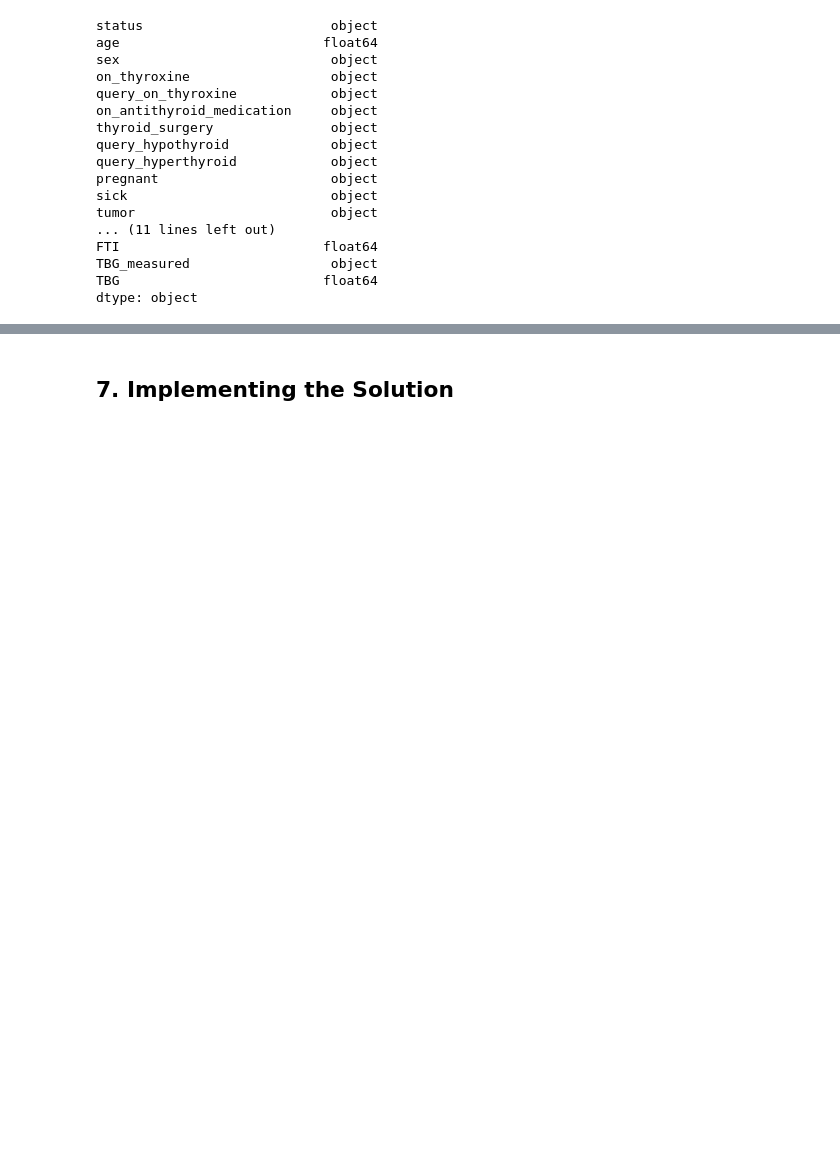
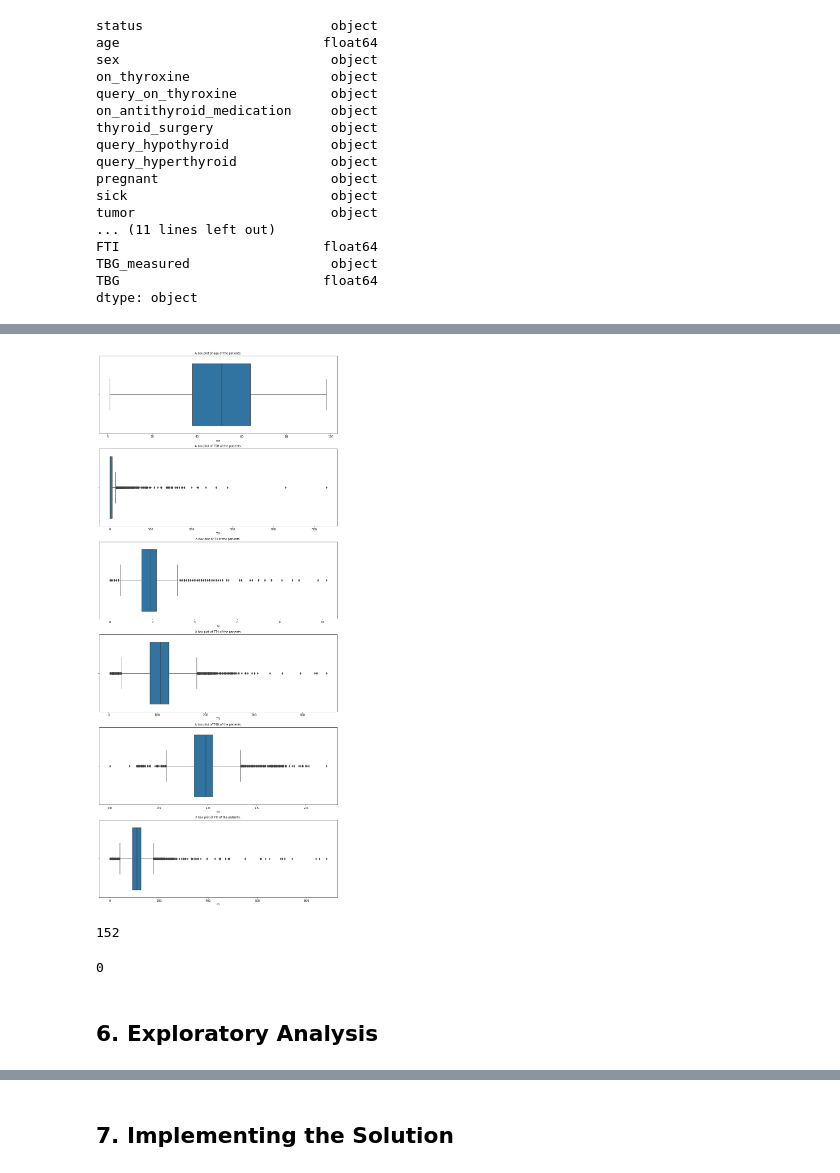
Before and after one commit to mburu-mwangi/thyroid-tests, a Jupyter notebook: Moringa_Data_Science_Core_W8_Independent_Project_2021_10_Alfonce_Mwangi_Python_Notebook.ipynb, the cells around one changed output, grey strips where cells are left out. Drawn from its saved outputs; the diff is of its cells as text; code cells hidden in the pictures; blank space fills up the shorter version.

```diff
--- a/Moringa_Data_Science_Core_W8_Independent_Project_2021_10_Alfonce_Mwangi_Python_Notebook.ipynb
+++ b/Moringa_Data_Science_Core_W8_Independent_Project_2021_10_Alfonce_Mwangi_Python_Notebook.ipynb
@@ -144,3 +177,7 @@ dtype: object
+# %%
+#thyroid_health=thyroid_health.drop(columns=['TBG'],axis=1)
+
+thyroid_health = thyroid_health.drop(['TBG_measured','TBG'],axis=1)
 # %%
 # Fetching the columns with numerical data
 #
@@ -175,0 +241,12 @@ categorical_cols
+# %%
+# Checking for Outliers
+#
+fig,ax=plt.subplots(len(numerical_cols),figsize=(15,35))
+#
+for i, col_vals in enumerate(numerical_cols):
+  sns.boxplot(thyroid_health[col_vals],ax=ax[i])
+  ax[i].set_title('A box plot of '+col_vals+ ' of the patients.',fontsize=10)
+  ax[i].set_xlabel(col_vals,fontsize=8)
+plt.show()
+# %% [output]
+[figure, added]
@@ -175,0 +261,6 @@ categorical_cols
+# %%
+# Checking for duplicates
+#
+thyroid_health.duplicated().sum()
+# %% [output]
+152
@@ -175,0 +271,7 @@ categorical_cols
+# %%
+thyroid_health.duplicated().sum()
+# %% [output]
+0
+# %% [markdown]
+
+## 6. Exploratory Analysis
```
Also changed, not shown: parts of 20 cells of this notebook.
